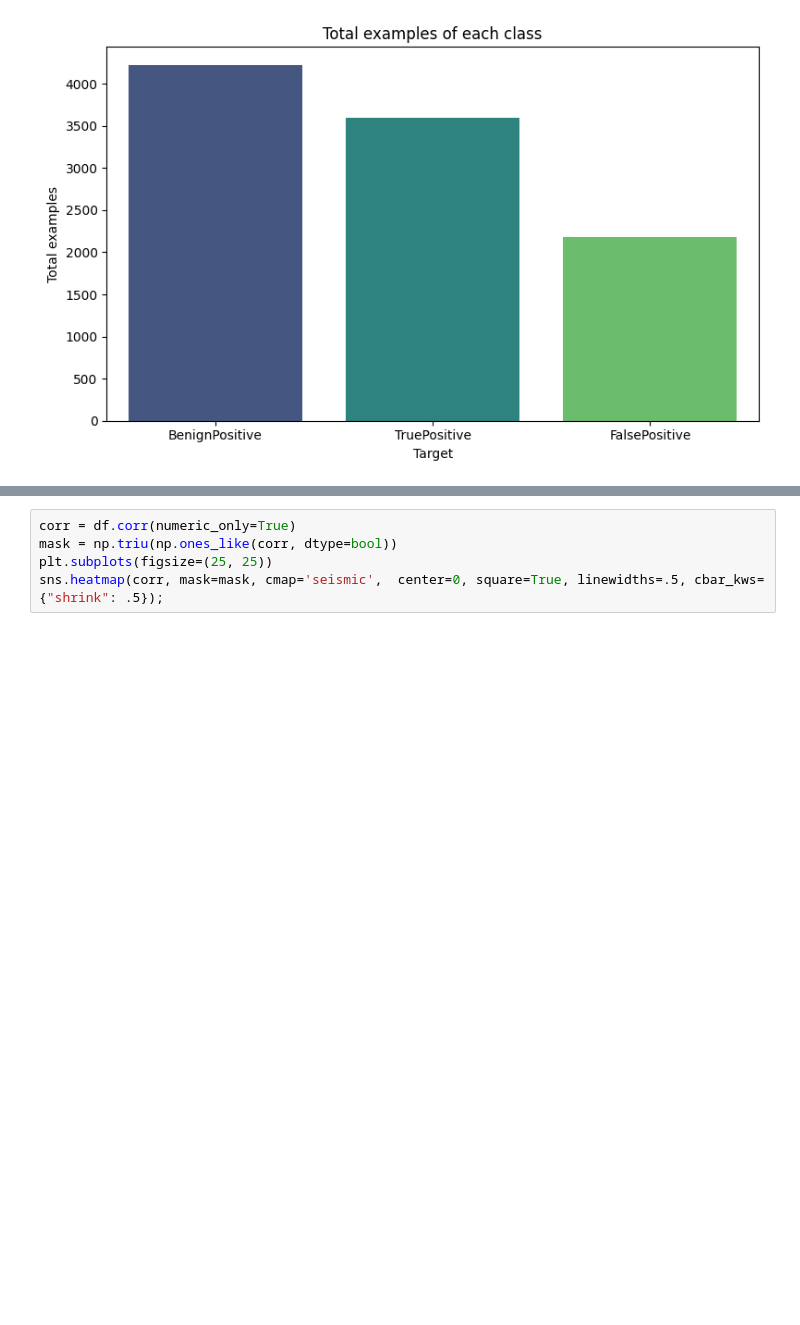
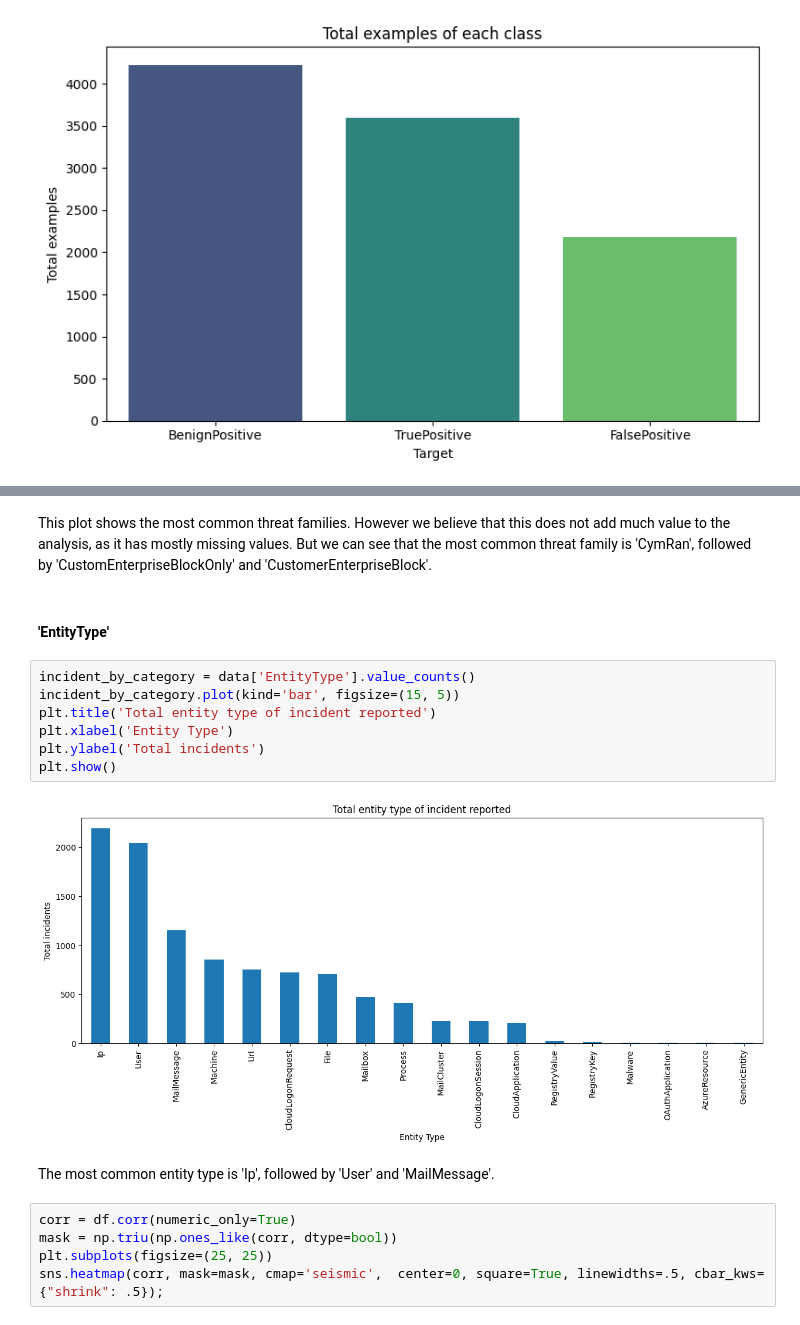
Before and after one commit to yasin281/Microsoft-Security-Incident-Prediction, a Jupyter notebook: src/DataPreparation.ipynb, the cells around one changed output, grey strips where cells are left out. Saved outputs shown, nothing was run; the diff lists cells and outputs as text; blank space fills up the shorter version.

```diff
--- a/src/DataPreparation.ipynb
+++ b/src/DataPreparation.ipynb
@@ -274,3 +329,18 @@ However, this is questionable since we also used stratification during the split
+# %% [markdown]
+This plot shows the most common threat families. However  we believe that this does not add much value to the analysis, as it has mostly missing values. But we can see that the most common threat family is 'CymRan', followed by 'CustomEnterpriseBlockOnly' and 'CustomerEnterpriseBlock'.
+# %% [markdown]
+#### 'EntityType'
+# %%
+incident_by_category = data['EntityType'].value_counts()
+incident_by_category.plot(kind='bar', figsize=(15, 5))
+plt.title('Total entity type of incident reported')
+plt.xlabel('Entity Type')
+plt.ylabel('Total incidents')
+plt.show()
+# %% [output]
+[figure, added]
+# %% [markdown]
+The most common entity type is 'Ip', followed by 'User' and 'MailMessage'.
 # %%
 corr = df.corr(numeric_only=True)
 mask = np.triu(np.ones_like(corr, dtype=bool))
```
Also changed, not shown: parts of 53 cells of this notebook.
